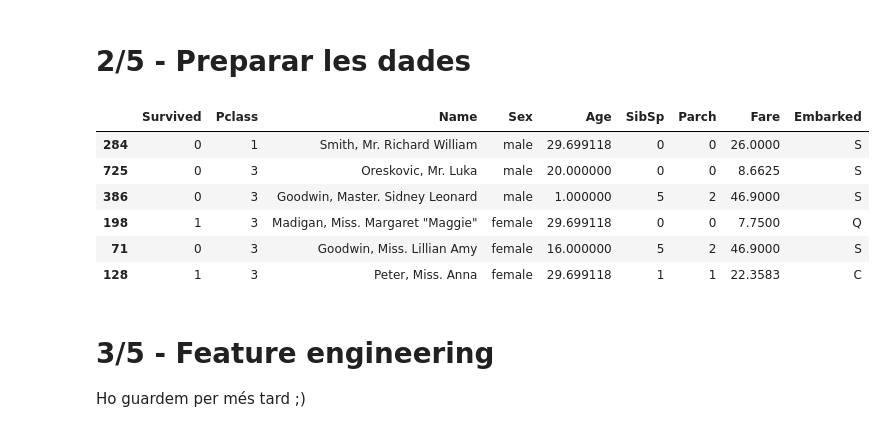
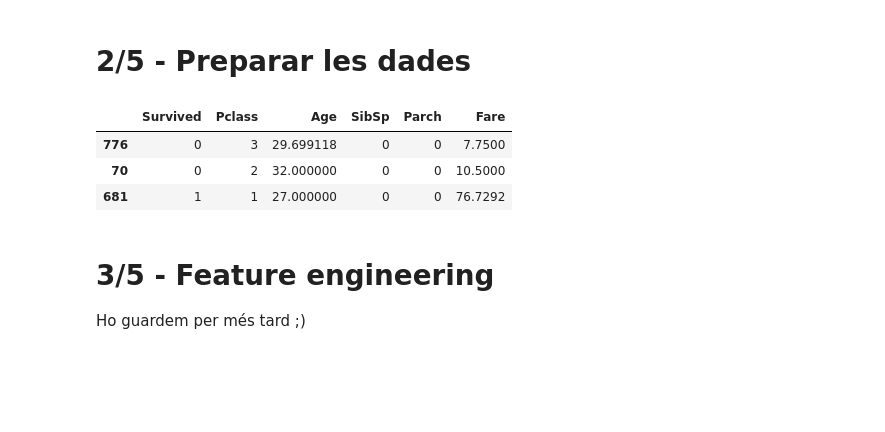
Before and after one commit to victormartingarcia/2017-pyGrn-introdatascience, a Jupyter notebook: datascience_introduction.ipynb, the cells around one changed output. Drawn from its saved outputs; the diff is of its cells as text; code cells hidden in the pictures; blank space fills up the shorter version.

```diff
--- a/datascience_introduction.ipynb
+++ b/datascience_introduction.ipynb
@@ -299,20 +299,17 @@ df_train.sample(6)
 # TODO: Mínimo para que funcione el modelo
 
 # eliminar columnes innecesàries
-df_train = df_train.drop(["PassengerId", "Cabin", "Ticket"], axis=1)
+df_train = df_train.drop(["PassengerId", "Cabin", "Ticket","Embarked","Name","Sex"], axis=1)
 
 # emplenar NaN
 df_train = df_train.fillna(df_train.mean())
 # %%
-df_train.sample(6)
+df_train.sample(3)
 # %% [output]
-|  | Survived | Pclass | Name | Sex | Age | SibSp | Parch | Fare | Embarked |
-| 284 | 0 | 1 | Smith, Mr. Richard William | male | 29.699118 | 0 | 0 | 26.0000 | S |
-| 725 | 0 | 3 | Oreskovic, Mr. Luka | male | 20.000000 | 0 | 0 | 8.6625 | S |
-| 386 | 0 | 3 | Goodwin, Master. Sidney Leonard | male | 1.000000 | 5 | 2 | 46.9000 | S |
-| 198 | 1 | 3 | Madigan, Miss. Margaret "Maggie" | female | 29.699118 | 0 | 0 | 7.7500 | Q |
-| 71 | 0 | 3 | Goodwin, Miss. Lillian Amy | female | 16.000000 | 5 | 2 | 46.9000 | S |
-| 128 | 1 | 3 | Peter, Miss. Anna | female | 29.699118 | 1 | 1 | 22.3583 | C |
+|  | Survived | Pclass | Age | SibSp | Parch | Fare |
+| 776 | 0 | 3 | 29.699118 | 0 | 0 | 7.7500 |
+| 70 | 0 | 2 | 32.000000 | 0 | 0 | 10.5000 |
+| 681 | 1 | 1 | 27.000000 | 0 | 0 | 76.7292 |
 # %% [markdown]
 # 3/5 - Feature engineering
 
```
Also changed, not shown: parts of 12 cells of this notebook.
